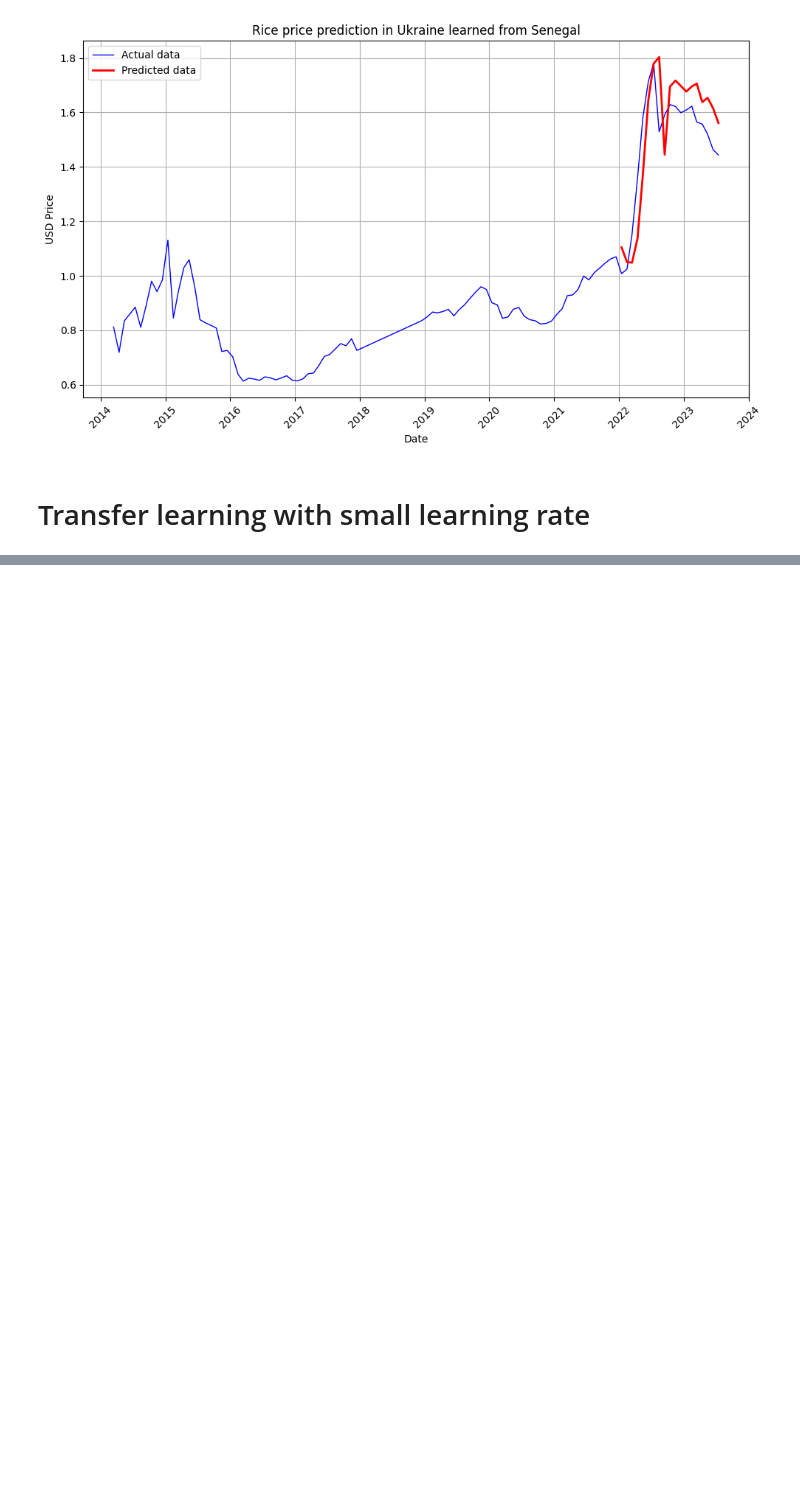
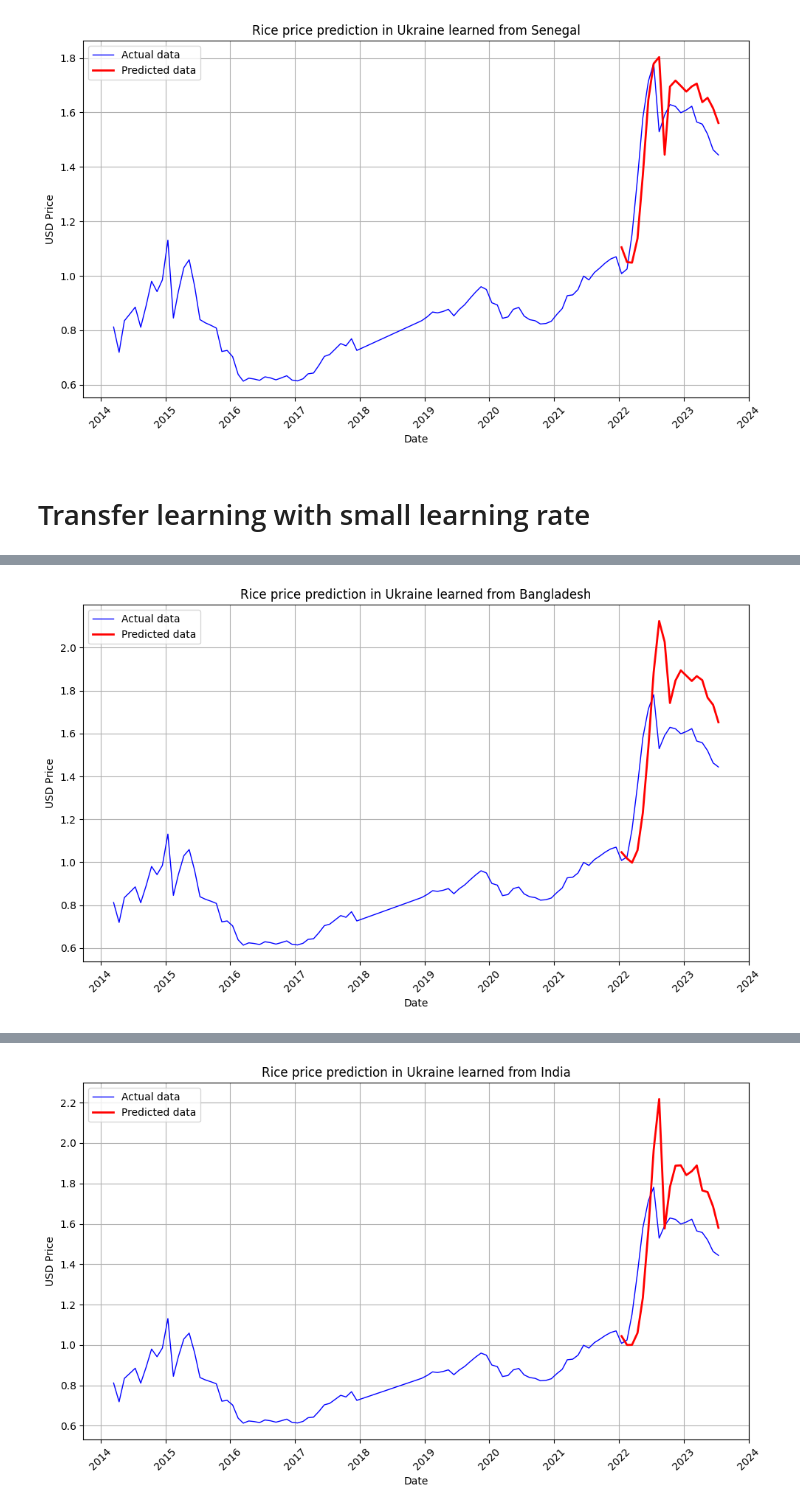
Before and after one commit to JanaJankovic/transfer-learning, a Jupyter notebook: src/model.ipynb, the cells around one changed output, grey strips where cells are left out. Saved outputs shown, nothing was run; the diff lists cells and outputs as text; code cells hidden in the pictures; blank space fills up the shorter version.

Commit message:
add transfer learning with small leaning rate

```diff
--- a/src/model.ipynb
+++ b/src/model.ipynb
@@ -225,3 +225,5 @@ vis.plot_tl_evaluations('Ukraine', large_datasets, commodity, c.get_large_model_
 [figure]
 # %% [markdown]
 # Transfer learning with small learning rate
+# %%
+tl.transfer_learning_pipeline_small_lr('Ukraine', large_datasets, commodity, c.get_tl_model_results(), [1e-7, 1e-6, 1e-5, 1e-4, 1e-3])
@@ -227,0 +238,3 @@ vis.plot_tl_evaluations('Ukraine', large_datasets, commodity, c.get_large_model_
+# %%
+vis.plot_tl_evaluations('Ukraine', large_datasets, commodity, c.get_large_model_results(), c.get_tl_model_results(), 'small-rate')
+# %% [output]
@@ -227,0 +242 @@ vis.plot_tl_evaluations('Ukraine', large_datasets, commodity, c.get_large_model_
+[figure, added]
@@ -227,0 +244 @@ vis.plot_tl_evaluations('Ukraine', large_datasets, commodity, c.get_large_model_
+[figure, added]
```
Also changed, not shown: parts of 4 cells of this notebook, 11 other files.
